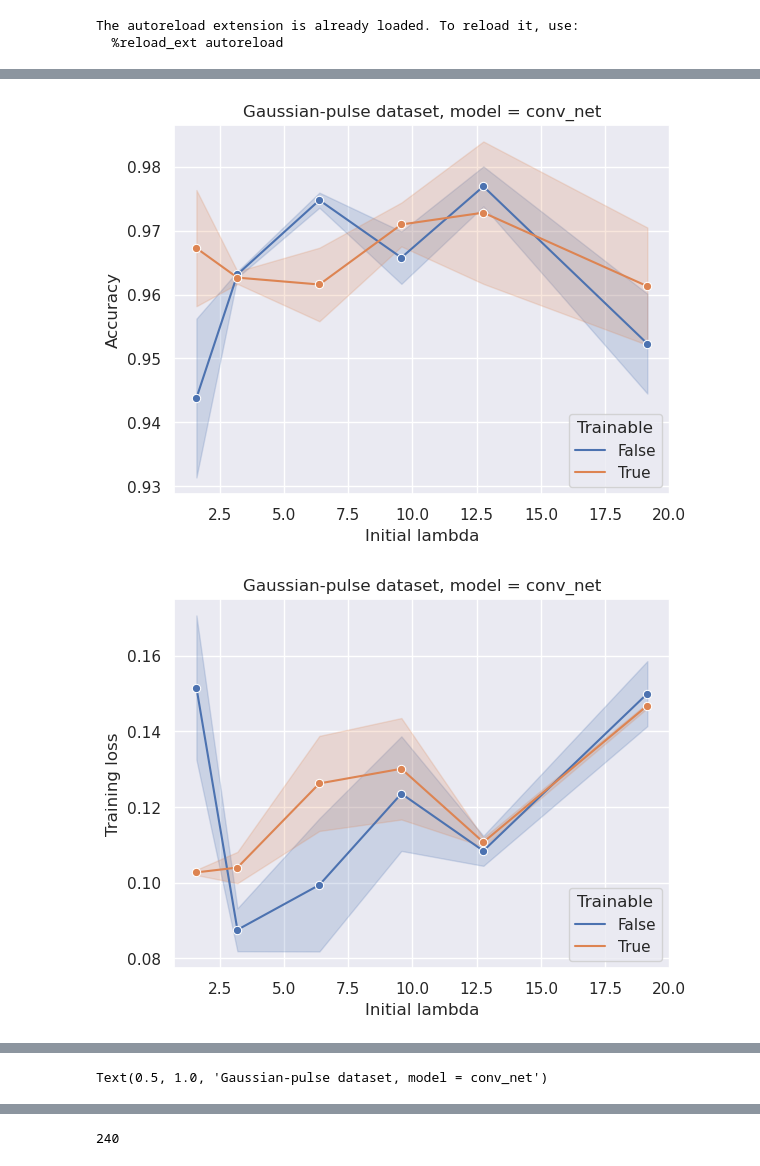
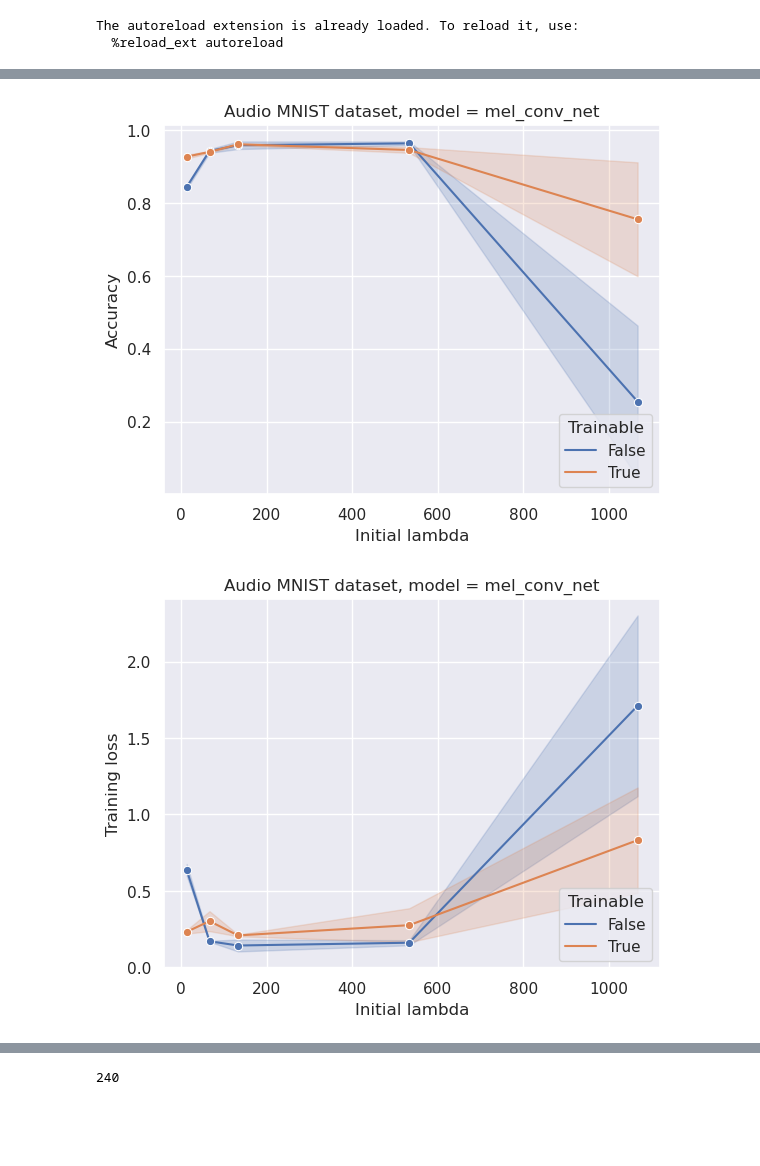
Before and after one commit to johnmartinsson/differentiable-mel-spectrogram, a Jupyter notebook: notebooks/analyse_ray_tune.ipynb, the cells around one changed output, grey strips where cells are left out. Saved outputs shown, nothing was run; the diff lists cells and outputs as text; code cells hidden in the pictures; blank space fills up the shorter version.

```diff
--- a/notebooks/analyse_ray_tune.ipynb
+++ b/notebooks/analyse_ray_tune.ipynb
@@ -29,7 +27,20 @@ The autoreload extension is already loaded. To reload it, use:
 # %%
 #experiment_path = "/mnt/storage_1/john/ray_results/dtf_time_frequency_all_not_trainable/"
 #experiment_path = "/mnt/storage_1/john/ray_results/dtf_time_frequency_linear_trainable/"
-experiment_path = "/home/martinsson/ray_results/dtf_time_frequency_lambda_search_final_v4/"
+
+# normalized
+#experiment_path = "/home/martinsson/ray_results/dtf_time_frequency_lambda_search_final_linear_v4/" # linear, time-frequency
+#experiment_path = "/home/martinsson/ray_results/dtf_time_frequency_lambda_search_final_v4/" # conv, time-frequency
+#experiment_path = "/home/martinsson/ray_results/dtf_audio_mnist_lambda_search_final_v3/" # conv and linear, audio mnist
+
+# not normalized
+#experiment_path = "/home/martinsson/ray_results/dtf_time_frequency_lambda_search_linear/" #linear, time-frequency
+#experiment_path = "/home/martinsson/ray_results/dtf_time_frequency_lambda_search_conv_not_normalized/" #conv, time-frequency
+
+#experiment_path = "/home/martinsson/ray_results/dtf_audio_mnist_lambda_search_mel_linear/" #linear, audio-mnist
+experiment_path = "/home/martinsson/ray_results/dtf_audio_mnist_lambda_search_conv_not_normalized/" #conv, audio-mnist
+
+
 
 tuner = tune.Tuner.restore(path=experiment_path)
 result = tuner.fit()
@@ -124,12 +92,6 @@ config
 # %%
 plt.rcParams['text.usetex'] = False
 sns.set(font_scale=1.0, rc={'text.usetex' : False})
-
-# model_name = 'mel_mlp_net'
-# dataset_name = 'audio_mnist'
-
-# model_name = 'mel_mlp_net'
-# dataset_name = 'audio_mnist'
 
 def get_title(dataset_name):
     if dataset_name == 'time_frequency':
@@ -140,14 +102,18 @@ def get_title(dataset_name):
         raise ValueError("dataset_name: {} is not defined.".format(dataset_name))
 
 
-#dataset_name = 'audio_mnist'
-dataset_name = 'time_frequency'
+dataset_name = 'audio_mnist'
+#dataset_name = 'time_frequency'
 
 column_width = 4
 figure_height = 3
 
-model_names = ['conv_net']
-#model_names = ['mel_linear_net', 'mel_conv_net'] #, 'mel_mlp_net']
+#model_names = ['conv_net']
+#model_names = ['linear_net']
+
+model_names = ['mel_conv_net']
+#model_names = ['mel_linear_net', 'mel_conv_net']
+#model_names = ['mel_linear_net']
 
 #####################################################################
 # Accuracy plot
@@ -193,39 +159,44 @@ for model_name in model_names:
     plt.xlabel('Initial lambda')
     plt.ylabel('Training loss')
 
     plt.legend(loc='lower right', title='Trainable')
 
     plt.show()
 #####################################################################
 # Valid loss plot
 #####################################################################
 df = result.get_dataframe()
 df = df[(df['config/dataset_name'] == dataset_name)]
 
 for model_name in model_names:
     fig, ax = plt.subplots(1, 1)
     df_model = df[(df['config/model_name'] == model_name)]
     sns.lineplot(data=df_model, x="config/init_lambd", y='best_valid_loss', marker='o', hue='config/trainable')
 
     plt.title(get_title(dataset_name) + ", model = {}".format(model_name))
     plt.xlabel('Initial lambda')
     plt.ylabel('Validation loss')
 
     plt.legend(loc='lower right', title='Trainable')
 
     plt.show()
 
 
-fig = plt.figure()
-g = sns.lineplot(data=df, x="config/init_lambd", y='lambd_est',
-            hue='config/trainable', marker="o")
+df = result.get_dataframe()
+df = df[(df['config/dataset_name'] == dataset_name)]
+for model_name in model_names:
+    df_model = df[(df['config/model_name'] == model_name)]
 
-plt.xlabel('Initial lambda')
-plt.ylabel('Estimated lambda')
-plt.legend(loc='lower right', title='Trainable')
-plt.title(get_title(dataset_name) + ", model = {}".format(model_name))
+    fig = plt.figure()
+    g = sns.lineplot(data=df_model, x="config/init_lambd", y='lambd_est',
+                hue='config/trainable', marker="o")
 
+    plt.xlabel('Initial lambda')
+    plt.ylabel('Estimated lambda')
+    plt.legend(loc='lower right', title='Trainable')
+    plt.title(get_title(dataset_name) + ", model = {}".format(model_name))
+    plt.show()
 #plt.savefig('figures/sigma_estimate_{}_{}.pdf'.format(model_name, dataset_name), bbox_inches='tight')
 # %% [output]
-[figure, old version]
+[figure, new version]
-[figure, old version]
+[figure, new version]
@@ -233 +203,0 @@ plt.title(get_title(dataset_name) + ", model = {}".format(model_name))
-Text(0.5, 1.0, 'Gaussian-pulse dataset, model = conv_net')
```
Also changed, not shown: parts of 5 cells of this notebook.
